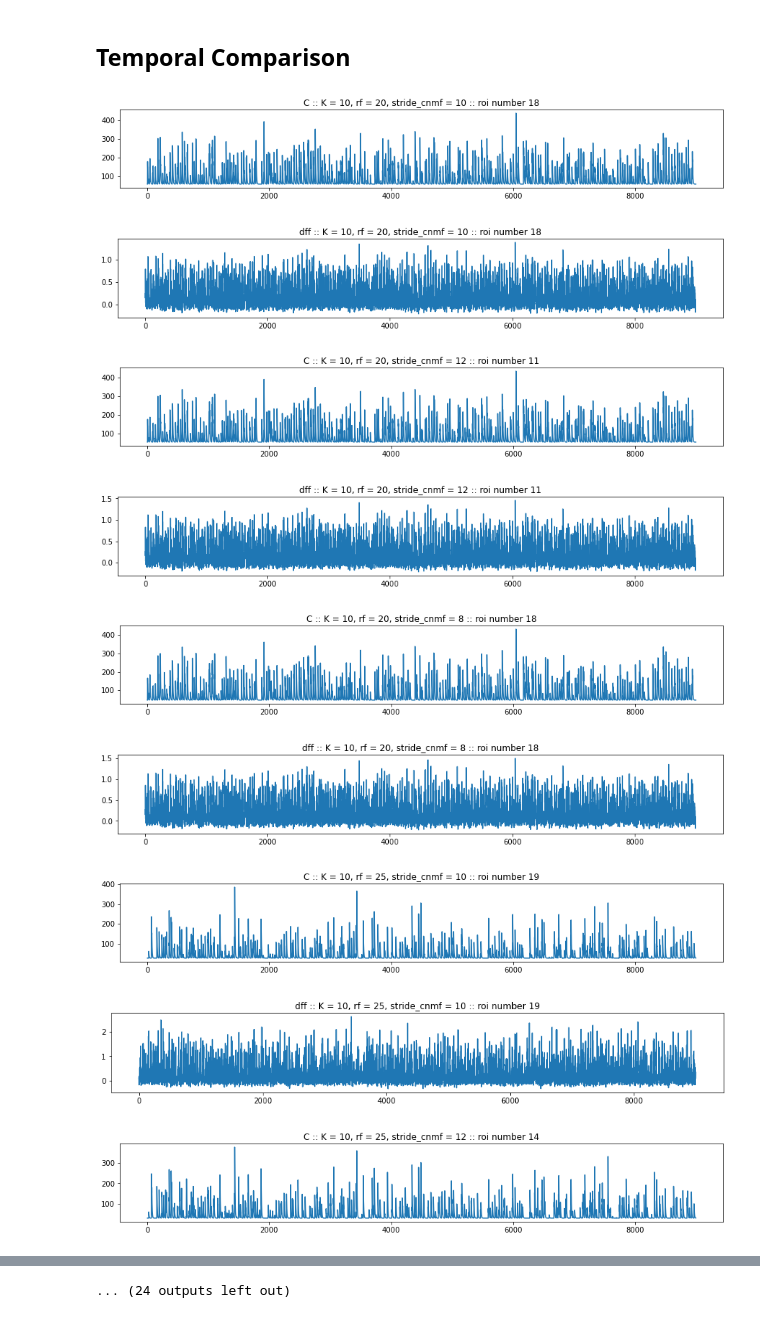
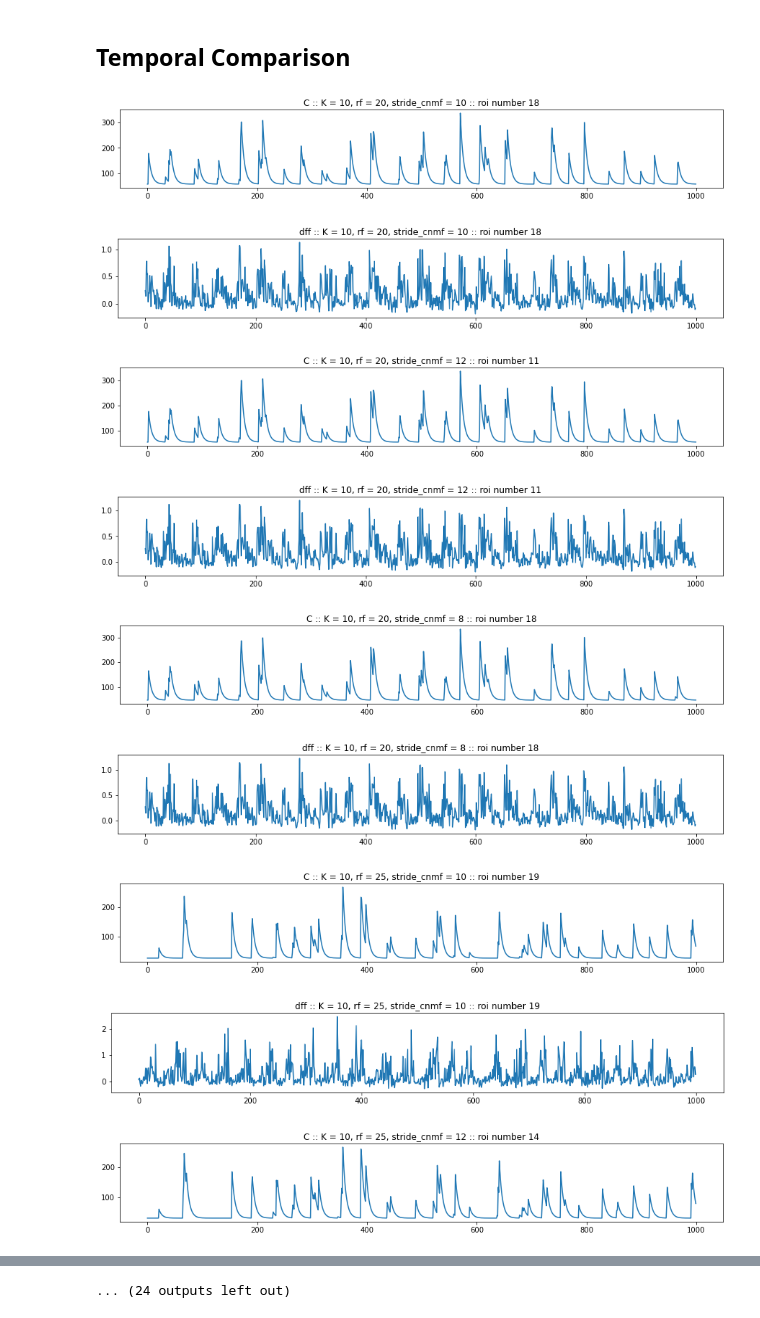
Before and after one commit to madelinescientist/madeline_analysis, a Jupyter notebook: hdf5_analysis.ipynb, the cells around one changed output, grey strips where cells are left out. Saved outputs shown, nothing was run; the diff lists cells and outputs as text; code cells hidden in the pictures.

Commit message:
reduce frames to 1000

```diff
--- a/hdf5_analysis.ipynb
+++ b/hdf5_analysis.ipynb
@@ -147,27 +147,28 @@ fig.tight_layout()
 # %% [markdown]
 ## Temporal Comparison
 # %%
+num_frames = 1000
 # Plot the C and dff of the most active ROI for each hfile
 for file in files:
     # get C and dff
     C = get_C(os.path.join(input_folder, file))
     dff = get_dff(os.path.join(input_folder, file))
     # get most active ROI
     roi = np.argpartition(np.std(C, axis=1), -1)[-1:].tolist()
     # plot C
     plt.figure(figsize=(15, 2))
     plt.title('C :: ' + param_string(p.match(file).groups()[2:]) + ' :: roi number ' + str(roi[0]))
-    plt.plot(C[roi[0]][:9000])
+    plt.plot(C[roi[0]][:num_frames])
     plt.figure(figsize=(15, 2))
     plt.title('dff :: ' + param_string(p.match(file).groups()[2:]) + ' :: roi number ' + str(roi[0]))
-    plt.plot(dff[roi[0]][:9000])
+    plt.plot(dff[roi[0]][:num_frames])
 # %% [output]
-[figure, old version]
+[figure, new version]
-[figure, old version]
+[figure, new version]
-[figure, old version]
+[figure, new version]
-[figure, old version]
+[figure, new version]
-[figure, old version]
+[figure, new version]
-[figure, old version]
+[figure, new version]
-[figure, old version]
+[figure, new version]
-[figure, old version]
+[figure, new version]
-[figure, old version]
+[figure, new version]
```
Also changed, not shown: parts of 1 cell of this notebook.
